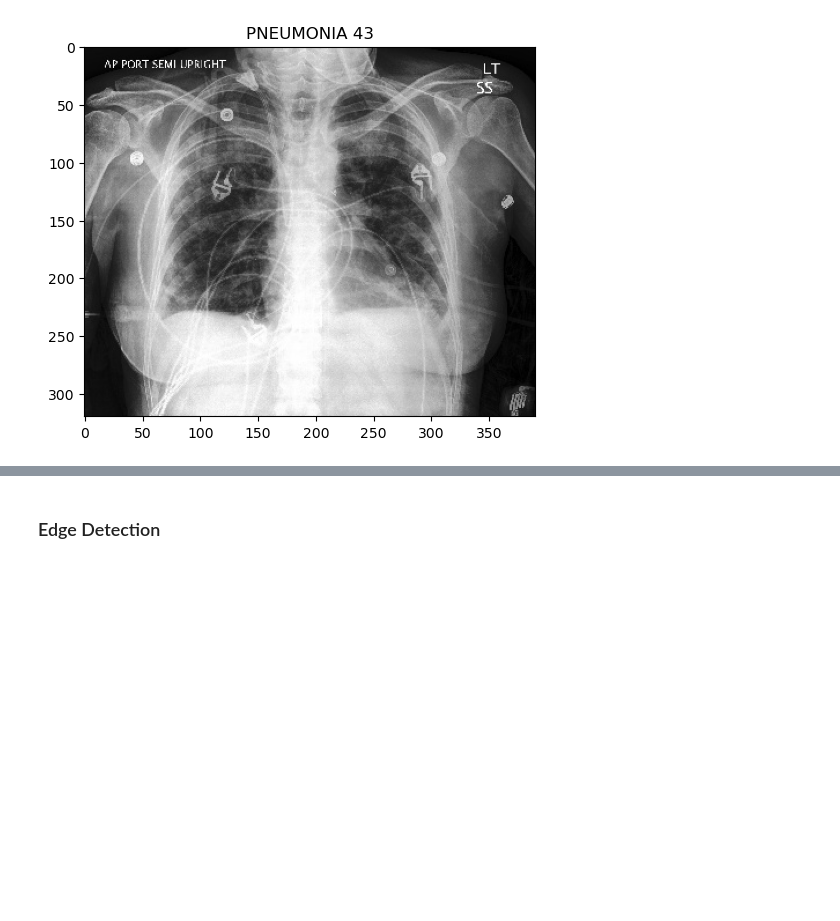
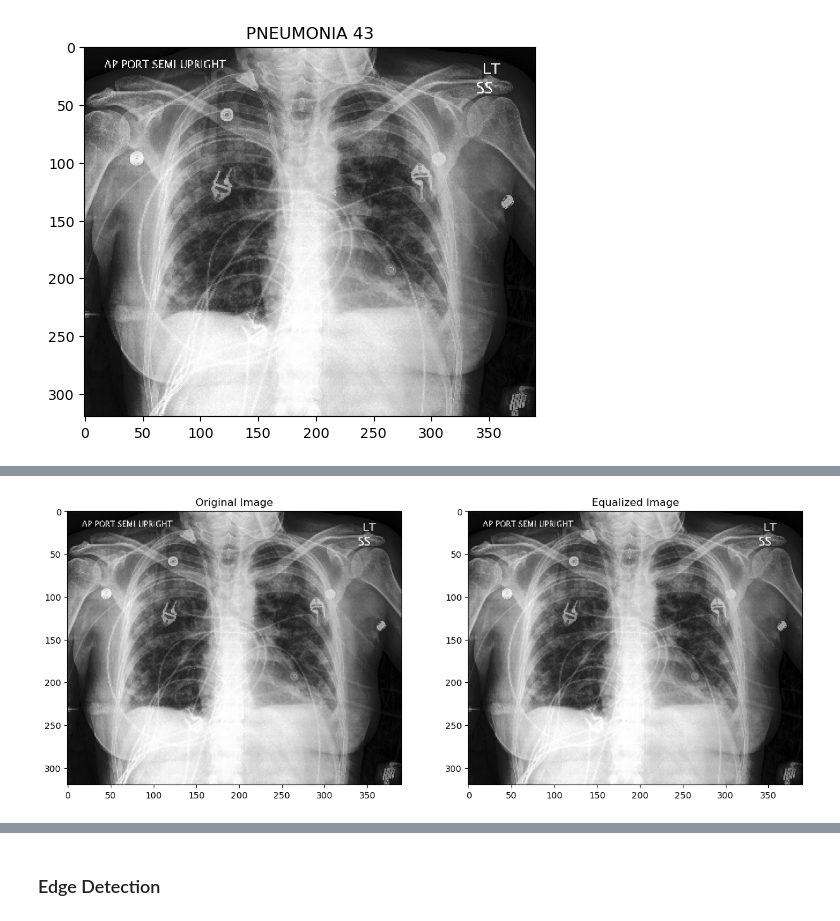
Before and after one commit to choihyeonmuk97/deepnoid, a Jupyter notebook: p0604/02 preprocessing.ipynb, the cells around one changed output, grey strips where cells are left out. Saved outputs shown, nothing was run; the diff lists cells and outputs as text; code cells hidden in the pictures; blank space fills up the shorter version.

```diff
--- a/p0604/02 preprocessing.ipynb
+++ b/p0604/02 preprocessing.ipynb
@@ -39,0 +71,17 @@ plt.show()
+# %%
+def he_img(img):
+    return cv2.equalizeHist(img) # 명암을 평활화 시킨다.
+
+equalized_img = he_img(img)
+
+plt.figure(figsize=(15, 10))
+plt.subplot(1, 2, 1)
+plt.imshow(img, cmap='gray')
+plt.title('Original Image')
+
+plt.subplot(1, 2, 2)
+plt.imshow(equalized_img, cmap='gray')
+plt.title('Equalized Image')
+plt.show()
+# %% [output]
+[figure, added]
```
Also changed, not shown: parts of 20 cells of this notebook, 3 other files.
